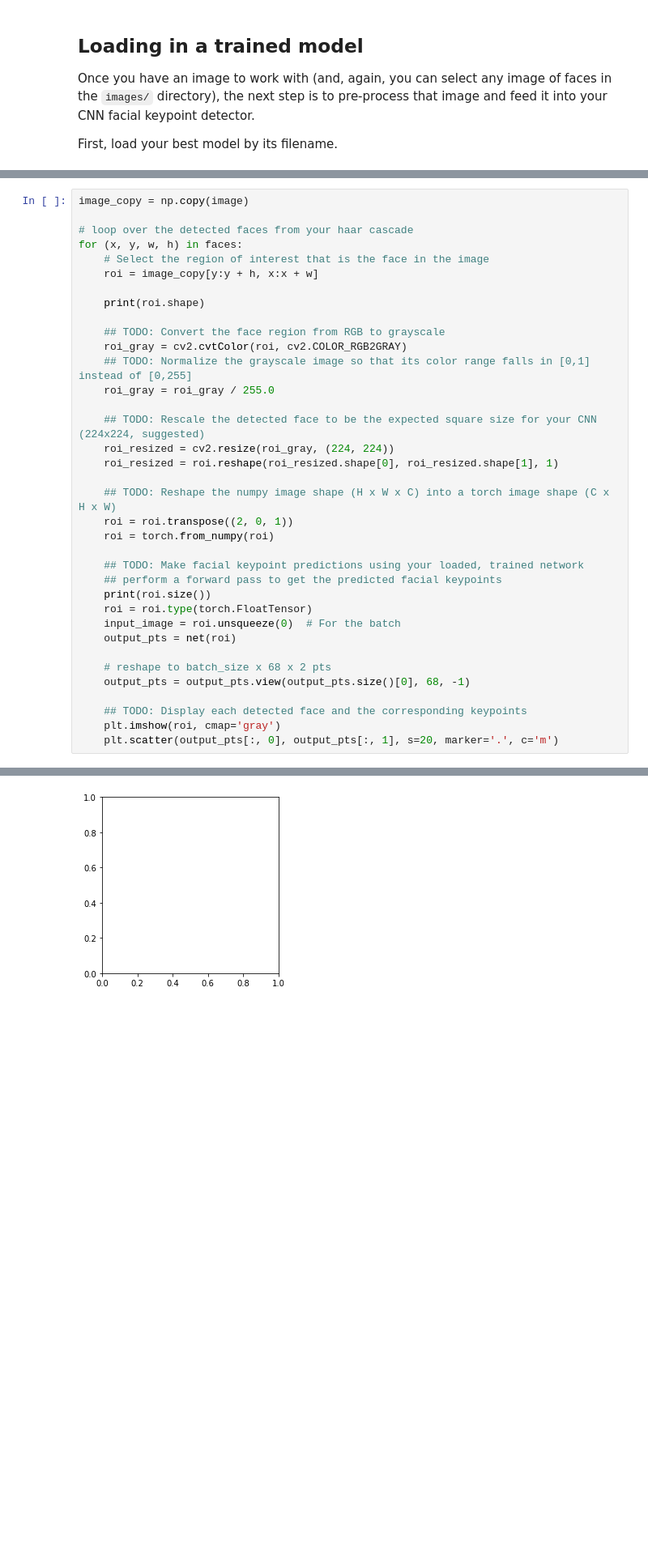
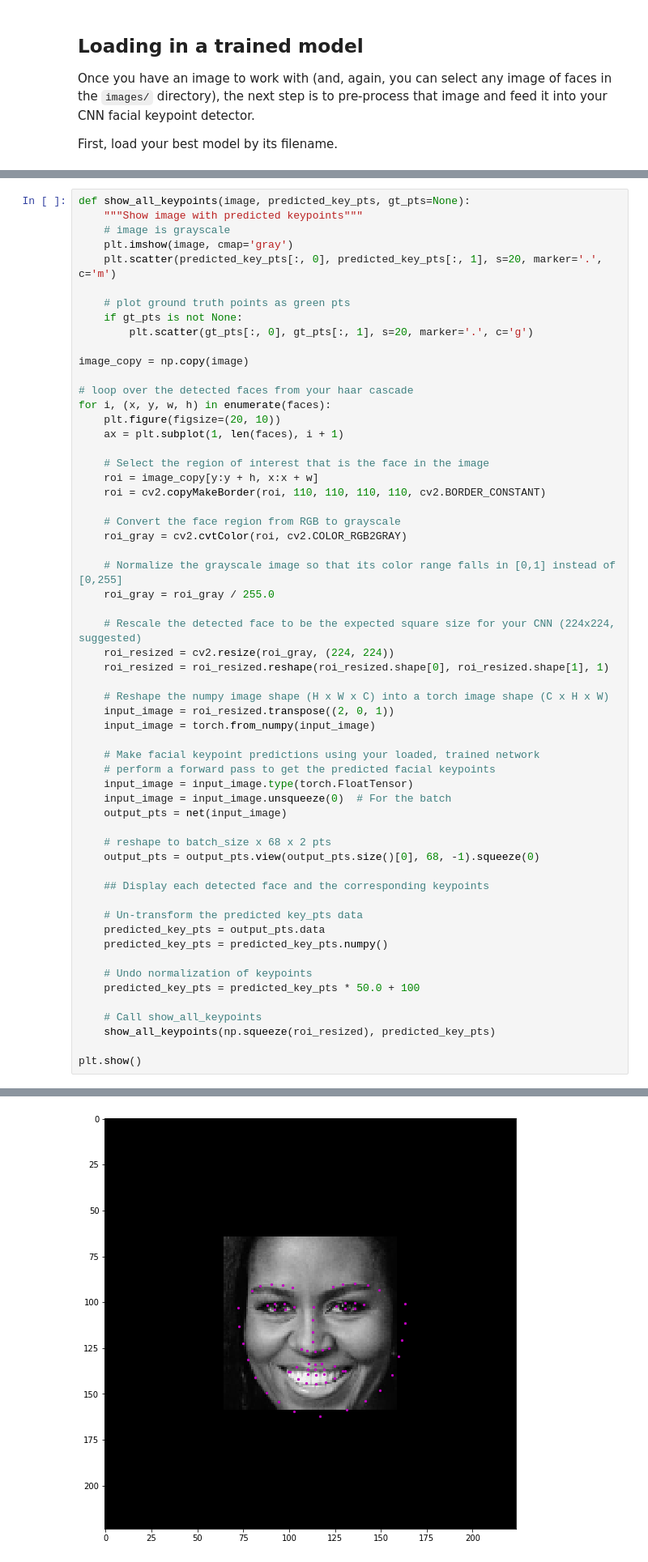
Before and after one commit to jesus-a-martinez-v/facial-keypoints, a Jupyter notebook: 3. Facial Keypoint Detection, Complete Pipeline.ipynb, the cells around one changed output, grey strips where cells are left out. Shown at 81% size. Drawn from its saved outputs; the diff is of its cells as text; blank space fills up the shorter version.

```diff
--- a/3. Facial Keypoint Detection, Complete Pipeline.ipynb
+++ b/3. Facial Keypoint Detection, Complete Pipeline.ipynb
@@ -132,39 +132,61 @@ After each face has been appropriately converted into an input Tensor for your n
 
 <img src='images/michelle_detected.png' width=30% height=30%/>
 # %%
+def show_all_keypoints(image, predicted_key_pts, gt_pts=None):
+    """Show image with predicted keypoints"""
+    # image is grayscale
+    plt.imshow(image, cmap='gray')
+    plt.scatter(predicted_key_pts[:, 0], predicted_key_pts[:, 1], s=20, marker='.', c='m')
+
+    # plot ground truth points as green pts
+    if gt_pts is not None:
+        plt.scatter(gt_pts[:, 0], gt_pts[:, 1], s=20, marker='.', c='g')
+
 image_copy = np.copy(image)
 
 # loop over the detected faces from your haar cascade
-for (x, y, w, h) in faces:
+for i, (x, y, w, h) in enumerate(faces):
+    plt.figure(figsize=(20, 10))
+    ax = plt.subplot(1, len(faces), i + 1)
+
     # Select the region of interest that is the face in the image
     roi = image_copy[y:y + h, x:x + w]
+    roi = cv2.copyMakeBorder(roi, 110, 110, 110, 110, cv2.BORDER_CONSTANT)
 
-    print(roi.shape)
+    # Convert the face region from RGB to grayscale
+    roi_gray = cv2.cvtColor(roi, cv2.COLOR_RGB2GRAY)
 
-    ## TODO: Convert the face region from RGB to grayscale
-    roi_gray = cv2.cvtColor(roi, cv2.COLOR_RGB2GRAY)
-    ## TODO: Normalize the grayscale image so that its color range falls in [0,1] instead of [0,255]
+    # Normalize the grayscale image so that its color range falls in [0,1] instead of [0,255]
     roi_gray = roi_gray / 255.0
 
-    ## TODO: Rescale the detected face to be the expected square size for your CNN (224x224, suggested)
+    # Rescale the detected face to be the expected square size for your CNN (224x224, suggested)
     roi_resized = cv2.resize(roi_gray, (224, 224))
-    roi_resized = roi.reshape(roi_resized.shape[0], roi_resized.shape[1], 1)
+    roi_resized = roi_resized.reshape(roi_resized.shape[0], roi_resized.shape[1], 1)
 
-    ## TODO: Reshape the numpy image shape (H x W x C) into a torch image shape (C x H x W)
-    roi = roi.transpose((2, 0, 1))
-    roi = torch.from_numpy(roi)
+    # Reshape the numpy image shape (H x W x C) into a torch image shape (C x H x W)
+    input_image = roi_resized.transpose((2, 0, 1))
+    input_image = torch.from_numpy(input_image)
 
-    ## TODO: Make facial keypoint predictions using your loaded, trained network
-    ## perform a forward pass to get the predicted facial keypoints
-    print(roi.size())
-    roi = roi.type(torch.FloatTensor)
-    input_image = roi.unsqueeze(0)  # For the batch
-    output_pts = net(roi)
+    # Make facial keypoint predictions using your loaded, trained network
+    # perform a forward pass to get the predicted facial keypoints
+    input_image = input_image.type(torch.FloatTensor)
+    input_image = input_image.unsqueeze(0)  # For the batch
+    output_pts = net(input_image)
 
     # reshape to batch_size x 68 x 2 pts
-    output_pts = output_pts.view(output_pts.size()[0], 68, -1)
+    output_pts = output_pts.view(output_pts.size()[0], 68, -1).squeeze(0)
 
-    ## TODO: Display each detected face and the corresponding keypoints
-    plt.imshow(roi, cmap='gray')
-    plt.scatter(output_pts[:, 0], output_pts[:, 1], s=20, marker='.', c='m')
+    ## Display each detected face and the corresponding keypoints
+
+    # Un-transform the predicted key_pts data
+    predicted_key_pts = output_pts.data
+    predicted_key_pts = predicted_key_pts.numpy()
+
+    # Undo normalization of keypoints
+    predicted_key_pts = predicted_key_pts * 50.0 + 100
+
+    # Call show_all_keypoints
+    show_all_keypoints(np.squeeze(roi_resized), predicted_key_pts)
+
+plt.show()
 # %% [output]
@@ -176 +195 @@ TypeError: Invalid dimensions for image data
-[figure, old version]
+[figure, new version]
```
Also changed, not shown: parts of 2 cells of this notebook, 2 other files.
